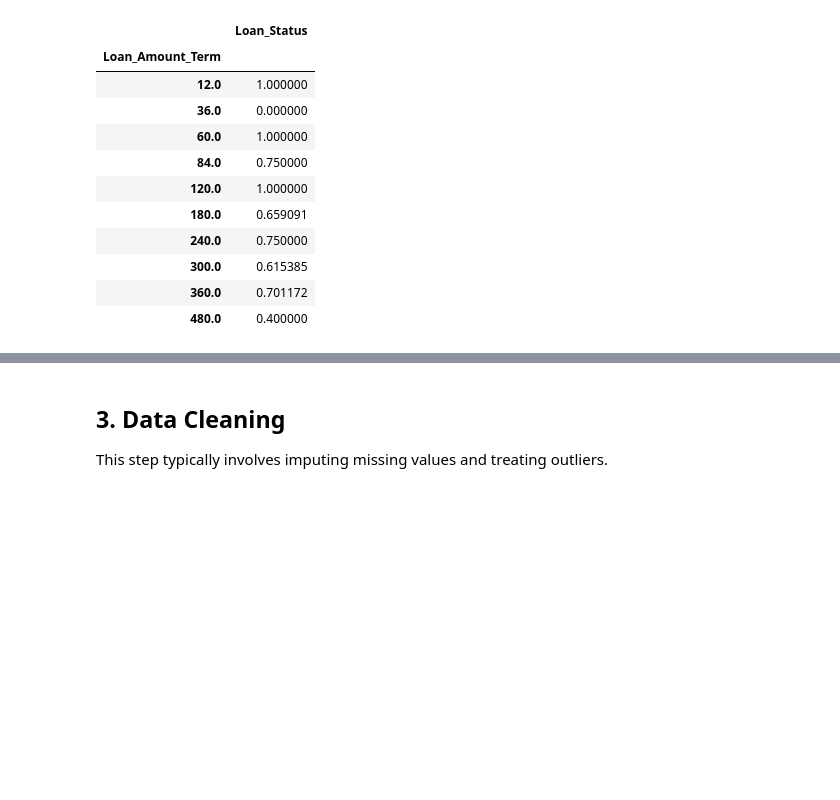
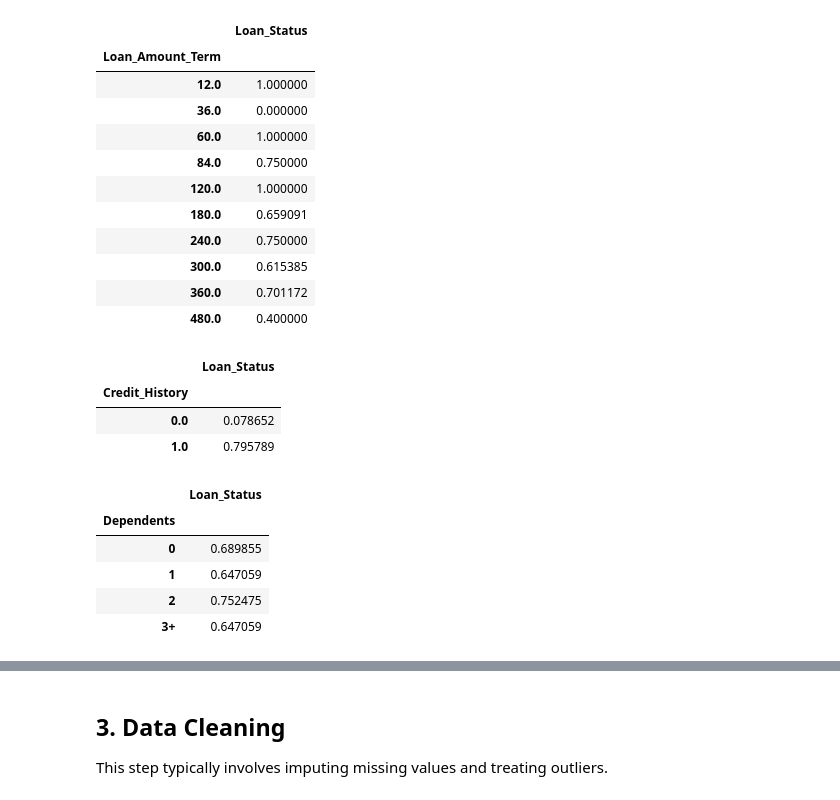
Before and after one commit to naqueattack/DeploymentProject, a Jupyter notebook: notebooks/instructions.ipynb, the cells around one changed output, grey strips where cells are left out. Cells and saved outputs as stored; diff of their text form; code cells hidden in the pictures; blank space fills up the shorter version.

```diff
--- a/notebooks/instructions.ipynb
+++ b/notebooks/instructions.ipynb
@@ -411,3 +408,19 @@ pd.DataFrame.pivot_table(df, values=['Loan_Status'], index=['Loan_Amount_Term'],
 | 300.0 | 0.615385 |
 | 360.0 | 0.701172 |
 | 480.0 | 0.400000 |
+# %%
+pd.DataFrame.pivot_table(df, values=['Loan_Status'], index=['Credit_History'], aggfunc=np.mean)
+# %% [output]
+|  | Loan_Status |
+| Credit_History |  |
+| 0.0 | 0.078652 |
+| 1.0 | 0.795789 |
+# %%
+pd.DataFrame.pivot_table(df, values=['Loan_Status'], index=['Dependents'], aggfunc=np.mean)
+# %% [output]
+|  | Loan_Status |
+| Dependents |  |
+| 0 | 0.689855 |
+| 1 | 0.647059 |
+| 2 | 0.752475 |
+| 3+ | 0.647059 |
```
Also changed, not shown: parts of 4 cells of this notebook, 1 other file.
